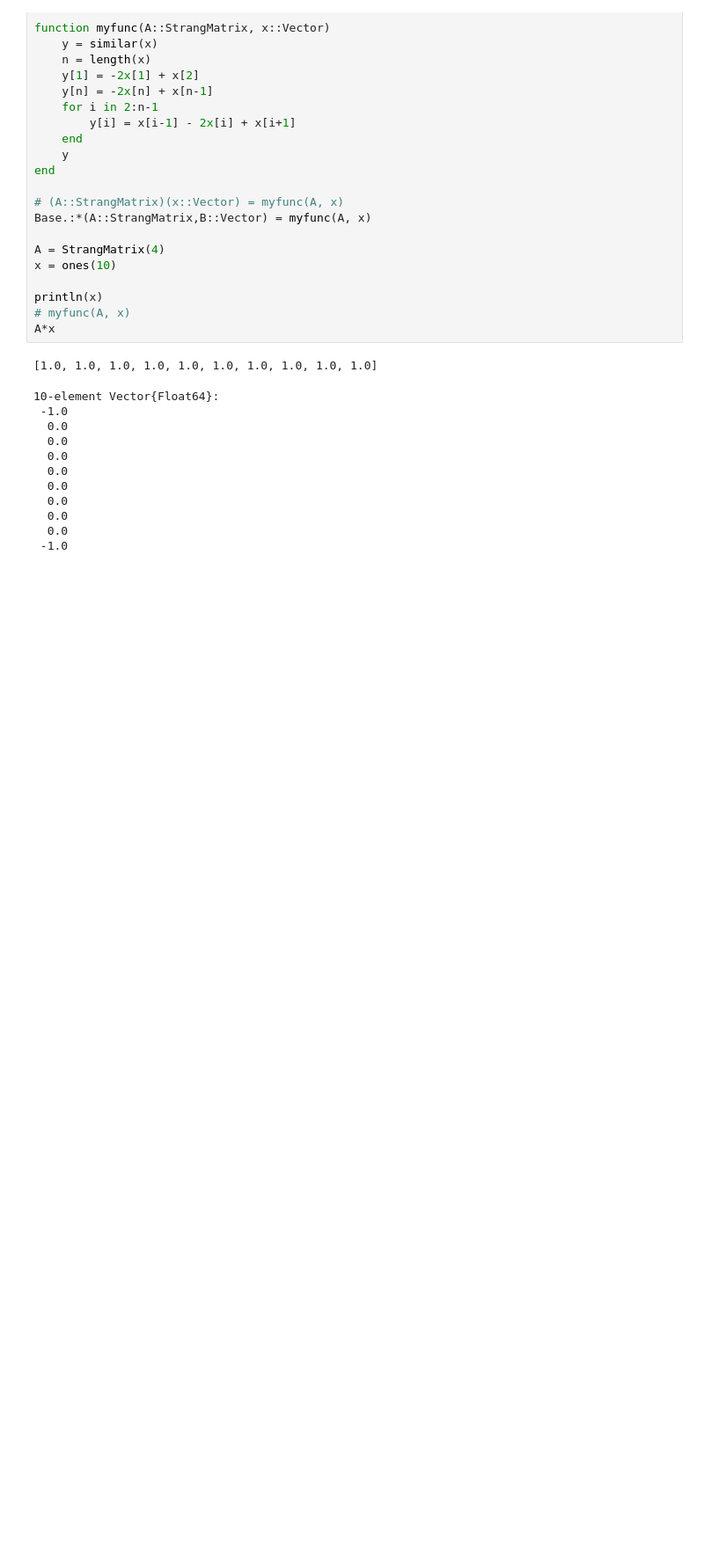
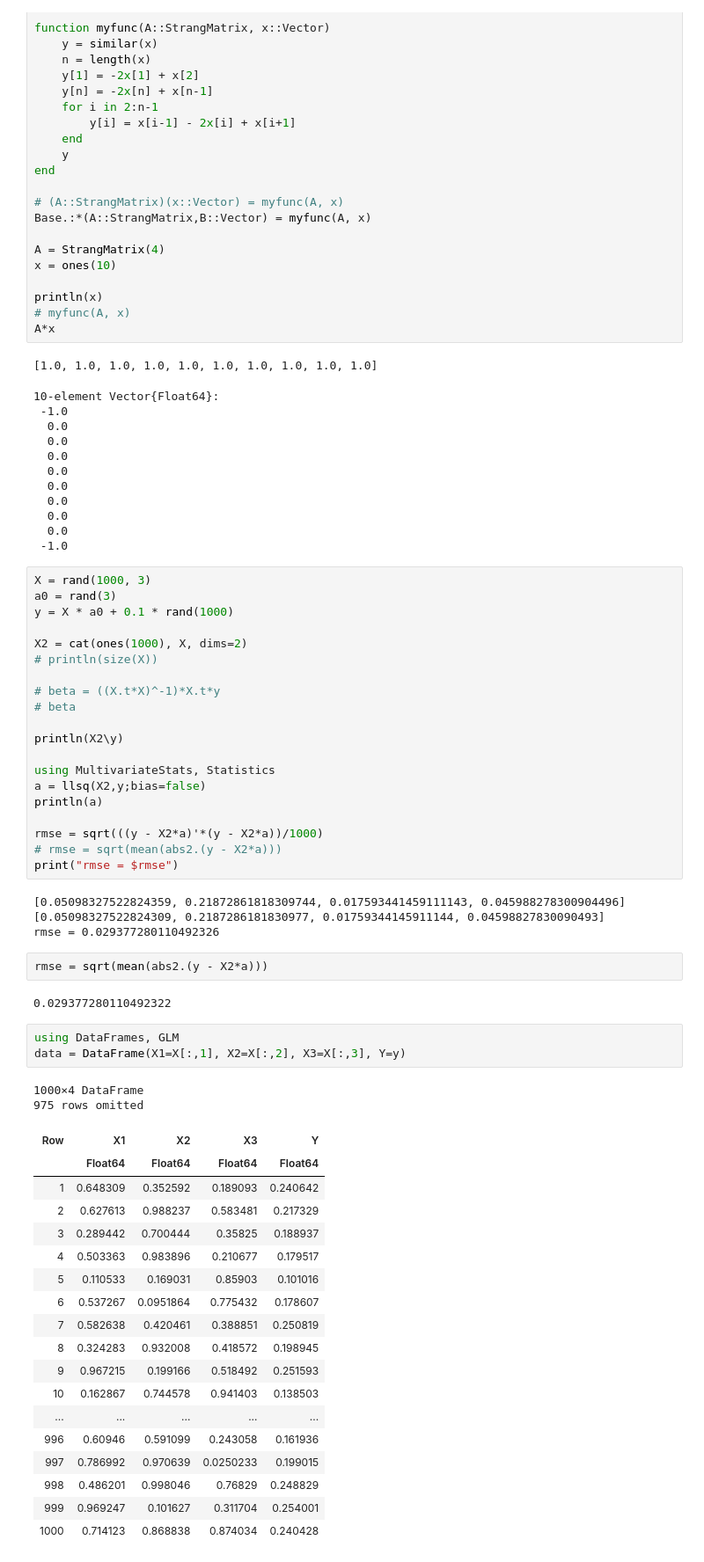
Before and after one commit to ddrous/deep-parallel-fluids, a Jupyter notebook: source/IntermediateProblems.ipynb, the cells around one changed output. Shown: that part at 88% size. Cells and saved outputs as stored; diff of their text form; blank space fills up the shorter version.

```diff
--- a/source/IntermediateProblems.ipynb
+++ b/source/IntermediateProblems.ipynb
@@ -111,3 +133,55 @@ A*x
   0.0
   0.0
  -1.0
+# %%
+X = rand(1000, 3)
+a0 = rand(3)
+y = X * a0 + 0.1 * rand(1000)
+
+X2 = cat(ones(1000), X, dims=2)
+# println(size(X))
+
+# beta = ((X.t*X)^-1)*X.t*y
+# beta
+
+println(X2\y)
+
+using MultivariateStats, Statistics
+a = llsq(X2,y;bias=false)
+println(a)
+
+rmse = sqrt(((y - X2*a)'*(y - X2*a))/1000)
+# rmse = sqrt(mean(abs2.(y - X2*a)))
+print("rmse = $rmse")
+# %% [output]
+[0.05098327522824359, 0.21872861818309744, 0.017593441459111143, 0.045988278300904496]
+[0.05098327522824309, 0.2187286181830977, 0.01759344145911144, 0.04598827830090493]
+rmse = 0.029377280110492326
+# %%
+rmse = sqrt(mean(abs2.(y - X2*a)))
+# %% [output]
+0.029377280110492322
+# %%
+using DataFrames, GLM
+data = DataFrame(X1=X[:,1], X2=X[:,2], X3=X[:,3], Y=y)
+# %% [output]
+1000×4 DataFrame
+975 rows omitted
+| Row | X1 | X2 | X3 | Y |
+|  | Float64 | Float64 | Float64 | Float64 |
+| 1 | 0.648309 | 0.352592 | 0.189093 | 0.240642 |
+| 2 | 0.627613 | 0.988237 | 0.583481 | 0.217329 |
+| 3 | 0.289442 | 0.700444 | 0.35825 | 0.188937 |
+| 4 | 0.503363 | 0.983896 | 0.210677 | 0.179517 |
+| 5 | 0.110533 | 0.169031 | 0.85903 | 0.101016 |
+| 6 | 0.537267 | 0.0951864 | 0.775432 | 0.178607 |
+| 7 | 0.582638 | 0.420461 | 0.388851 | 0.250819 |
+| 8 | 0.324283 | 0.932008 | 0.418572 | 0.198945 |
+| 9 | 0.967215 | 0.199166 | 0.518492 | 0.251593 |
+| 10 | 0.162867 | 0.744578 | 0.941403 | 0.138503 |
+| ... | ... | ... | ... | ... |
+| 996 | 0.60946 | 0.591099 | 0.243058 | 0.161936 |
+| 997 | 0.786992 | 0.970639 | 0.0250233 | 0.199015 |
+| 998 | 0.486201 | 0.998046 | 0.76829 | 0.248829 |
+| 999 | 0.969247 | 0.101627 | 0.311704 | 0.254001 |
+| 1000 | 0.714123 | 0.868838 | 0.874034 | 0.240428 |
```
Also changed, not shown: parts of 12 cells of this notebook.
